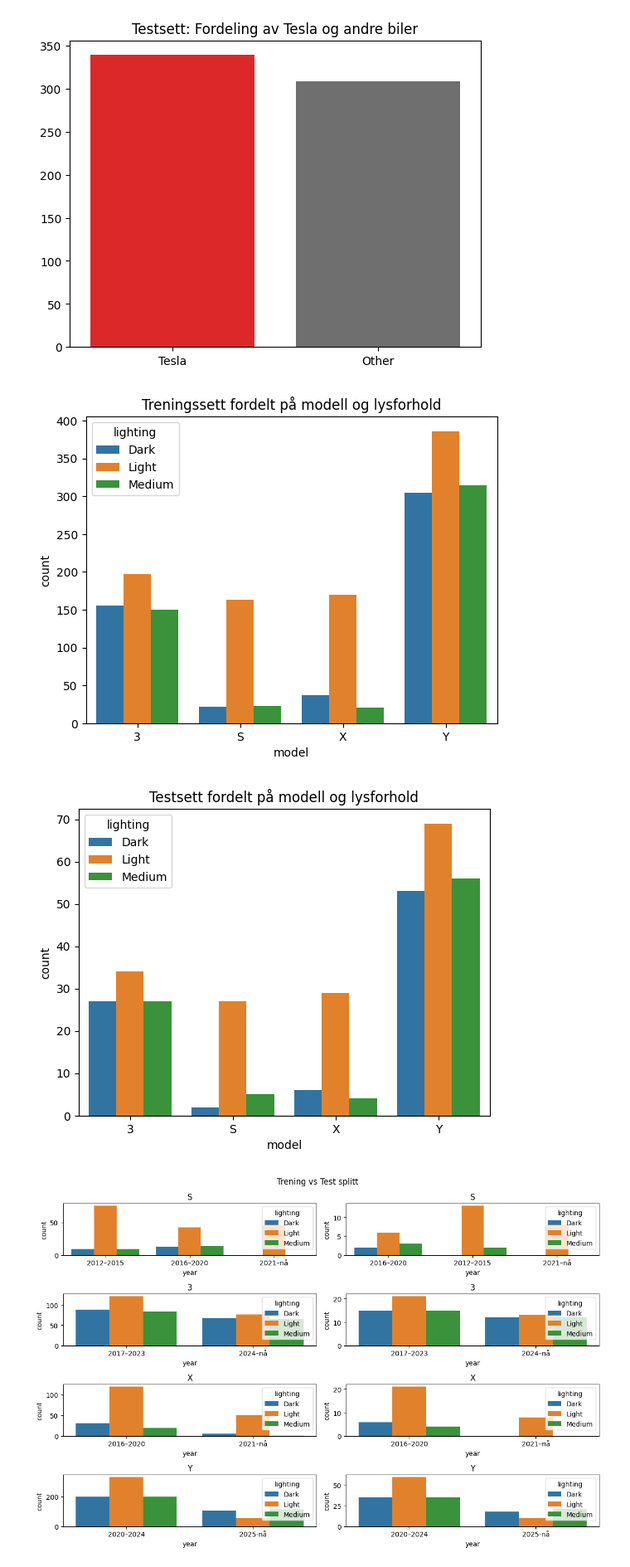
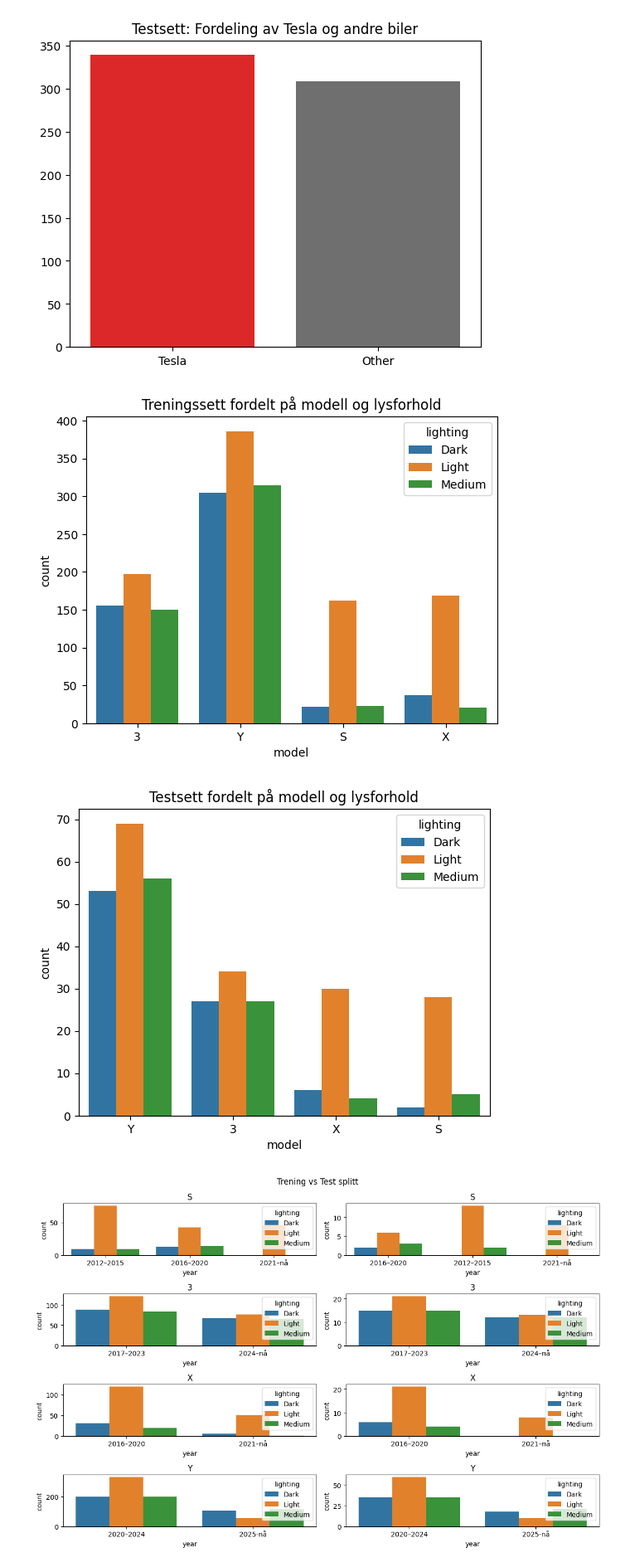
Before and after one commit to jkaste03/visual-vehicle-recognition-varying-lighting-conditions, a Jupyter notebook: utils_test.ipynb, the cells around one changed output. Shown at 83% size. Saved outputs shown, nothing was run; the diff lists cells and outputs as text; code cells hidden in the pictures.

```diff
--- a/utils_test.ipynb
+++ b/utils_test.ipynb
@@ -17,5 +9,5 @@ To enable the following instructions: AVX2 AVX_VNNI FMA, in other operations, re
 # %%
 columns = ("model", "lighting", "year")
-(train_x, train_y), (test_x, test_y) = utils.read_stratified_data(columns=columns)
+(train_x, train_y), (test_x, test_y) = utils.read_stratified_data(columns=columns, strata_threshold=38)
 # %% [output]
 datasett/275815406_Andrew-Crowley-1_trans_NvBQzQNjv4BqJgZjG4XE8BZGTSy9SLp5TPzOL_bEerq8T.jpg /data/upload/3/bb413a1b-275815406_Andrew-Crowley-1_trans_NvBQzQNjv4BqJgZjG4XE8BZGTSy9SLp5TPzOL_bEerq8T.jpg
@@ -178,19 +170,20 @@ plt.show()
 [figure]
 # %%
 df = train_y
-tesla = df[df['model'] != other].sort_values(by="model").sort_values(by="lighting", kind='stable')
+other = 'Other car'
+tesla = df[df['model'] != other].sort_values(by="model").sort_values(by="lighting")
 
 sns.countplot(data=tesla, x="model", hue="lighting").set_title("Treningssett fordelt på modell og lysforhold")
 plt.show()
 
 df = test_y
-tesla = df[df['model'] != other].sort_values(by="model").sort_values(by="lighting", kind='stable')
+tesla = df[df['model'] != other].sort_values(by="model").sort_values(by="lighting")
 
 sns.countplot(data=tesla, x="model", hue="lighting").set_title("Testsett fordelt på modell og lysforhold")
 plt.show()
 # %% [output]
-[figure, old version]
+[figure, new version]
-[figure, old version]
+[figure, new version]
 # %%
 train_y_split = [
     train_y[train_y['model'] == 'S'].sort_values('year').sort_values('lighting', kind='stable'),
```
Also changed, not shown: parts of 5 cells of this notebook, 2 other files.
